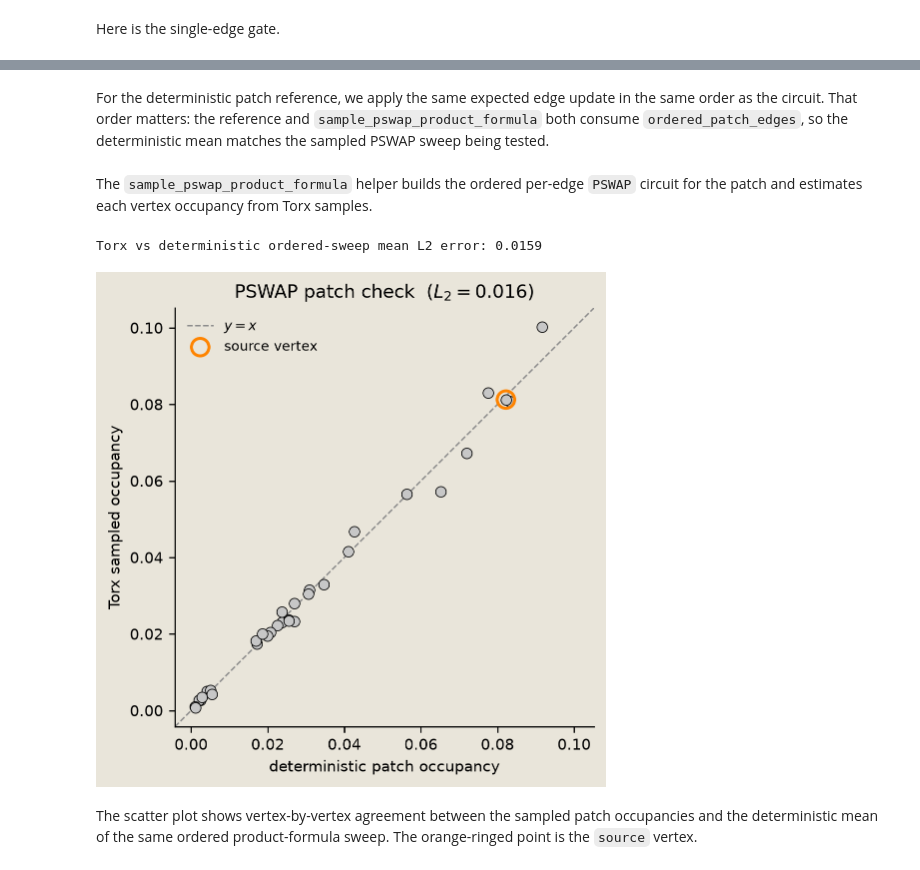
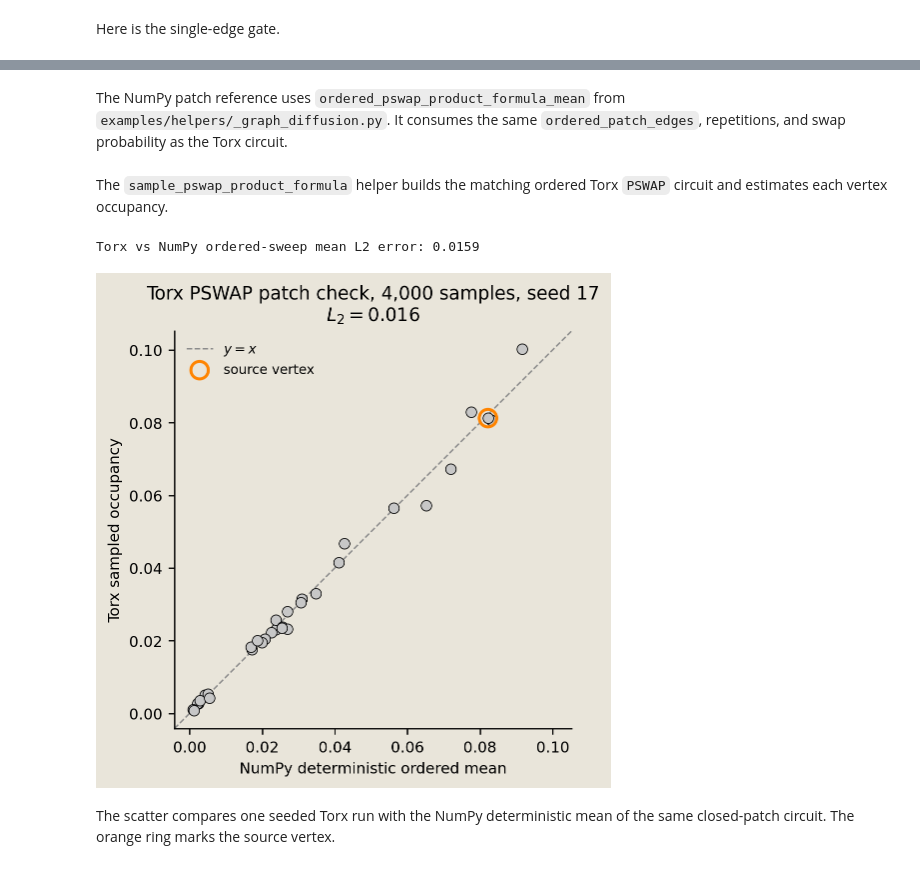
Before and after one commit to extropic-ai/torx, a Jupyter notebook: examples/03_bunny_graph_diffusion.ipynb, the cells around one changed output, grey strips where cells are left out. Drawn from its saved outputs; the diff is of its cells as text; code cells hidden in the pictures.

```diff
--- a/examples/03_bunny_graph_diffusion.ipynb
+++ b/examples/03_bunny_graph_diffusion.ipynb
@@ -112,10 +108,9 @@ Each panel is normalized to its own peak, so the front stays visible as the fiel
 raw_vertices, raw_faces = load_ascii_ply(MESH_PATH)
 full_vertices, full_faces = largest_connected_mesh(raw_vertices, raw_faces)
 
-# Coarsen the mesh so the diffusion front propagates visibly across the surface
-# within a readable time window.
+# Grid-snap the mesh to define the smaller connectivity graph used below.
 TARGET_VERTICES = 400
-vertices, faces = P_sch.decimate_mesh(full_vertices, full_faces, TARGET_VERTICES)
+vertices, faces = decimate_mesh(full_vertices, full_faces, TARGET_VERTICES)
 vertices, faces = largest_connected_mesh(vertices, faces)
 edges = mesh_edges(faces)
 source = visible_source_vertex(vertices)
@@ -266,6 +300,10 @@ We then run the same ordered per-edge circuit on the patch and compare each samp
 PATCH_SIZE = 32
 SWAP_PROBABILITY = 0.12
 PATCH_REPS = 3
+PATCH_SAMPLES = 4_000
+PATCH_SEED = 17
+PATCH_SLICE_TIME = -0.5 * np.log(1.0 - 2.0 * SWAP_PROBABILITY)
+PATCH_EFFECTIVE_TIME = PATCH_REPS * PATCH_SLICE_TIME
 # %%
 # BFS from source to extract a connected patch.
 adjacency = [[] for _ in range(len(vertices))]
@@ -306,3 +347,3 @@ swap probability per edge: 0.12
 # %% [markdown]
-For the deterministic patch reference, we apply the same expected edge update in the same order as the circuit. That order matters: the reference and `sample_pswap_product_formula` both consume `ordered_patch_edges`, so the deterministic mean matches the sampled PSWAP sweep being tested.
+The NumPy patch reference uses `ordered_pswap_product_formula_mean` from `examples/helpers/_graph_diffusion.py`. It consumes the same `ordered_patch_edges`, repetitions, and swap probability as the Torx circuit.
 # %%
@@ -323,45 +352,45 @@ def deterministic_patch_reference(initial, patch_edges, reps, swap_probability):
 patch_initial = np.zeros(len(patch_vertices), dtype=float)
 patch_initial[patch_index[int(source)]] = 1.0
 
-deterministic_patch = deterministic_patch_reference(
+deterministic_patch = ordered_pswap_product_formula_mean(
     patch_initial,
     ordered_patch_edges,
-    PATCH_REPS,
-    SWAP_PROBABILITY,
+    reps=PATCH_REPS,
+    swap_probability=SWAP_PROBABILITY,
 )
 # %% [markdown]
-The `sample_pswap_product_formula` helper builds the ordered per-edge `PSWAP` circuit for the patch and estimates each vertex occupancy from Torx samples.
+The `sample_pswap_product_formula` helper builds the matching ordered Torx `PSWAP` circuit and estimates each vertex occupancy.
 # %%
 torx_patch = sample_pswap_product_formula(
     patch_initial,
     ordered_patch_edges,
     reps=PATCH_REPS,
     swap_probability=SWAP_PROBABILITY,
-    num_samples=4_000,
-    seed=17,
+    num_samples=PATCH_SAMPLES,
+    seed=PATCH_SEED,
 )
 patch_l2 = float(np.linalg.norm(torx_patch - deterministic_patch))
 
-print(f"Torx vs deterministic ordered-sweep mean L2 error: {patch_l2:.4f}")
+print(f"Torx vs NumPy ordered-sweep mean L2 error: {patch_l2:.4f}")
 # %% [output]
-Torx vs deterministic ordered-sweep mean L2 error: 0.0159
+Torx vs NumPy ordered-sweep mean L2 error: 0.0159
 # %%
 np.testing.assert_allclose(torx_patch.sum(), 1.0, atol=5e-3)
-assert patch_l2 < 0.04
 
-# Convert the global source index to its local patch index for plotting.
 source_local = patch_index[int(source)]
 fig = P_samp.patch_parity_figure(
     deterministic_patch,
     torx_patch,
     source_index=source_local,
     l2_error=patch_l2,
+    num_samples=PATCH_SAMPLES,
+    seed=PATCH_SEED,
 )
 savefig(fig, "03_bunny_torx_patch_check")
 # %% [output]
-[figure, old version]
+[figure, new version]
 # %% [markdown]
-The scatter plot shows vertex-by-vertex agreement between the sampled patch occupancies and the deterministic mean of the same ordered product-formula sweep. The orange-ringed point is the `source` vertex.
+The scatter compares one seeded Torx run with the NumPy deterministic mean of the same closed-patch circuit. The orange ring marks the source vertex.
 # %% [markdown]
 ## Conclusion
 
```
Also changed, not shown: parts of 28 cells of this notebook, 25 other files.
